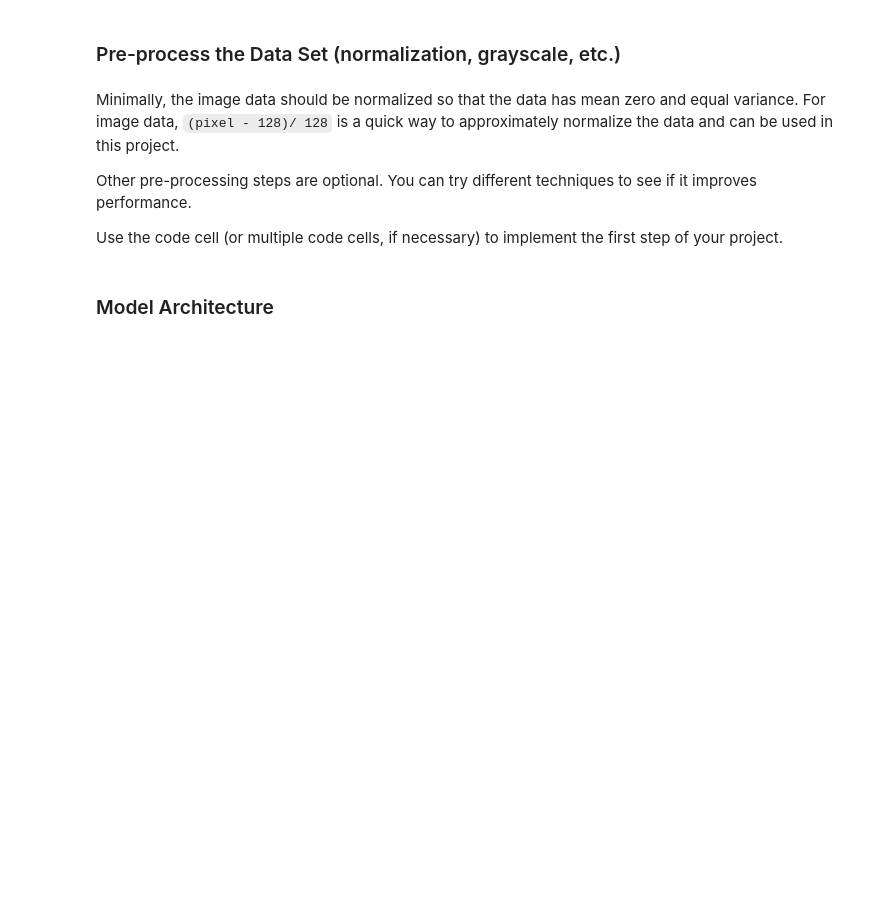
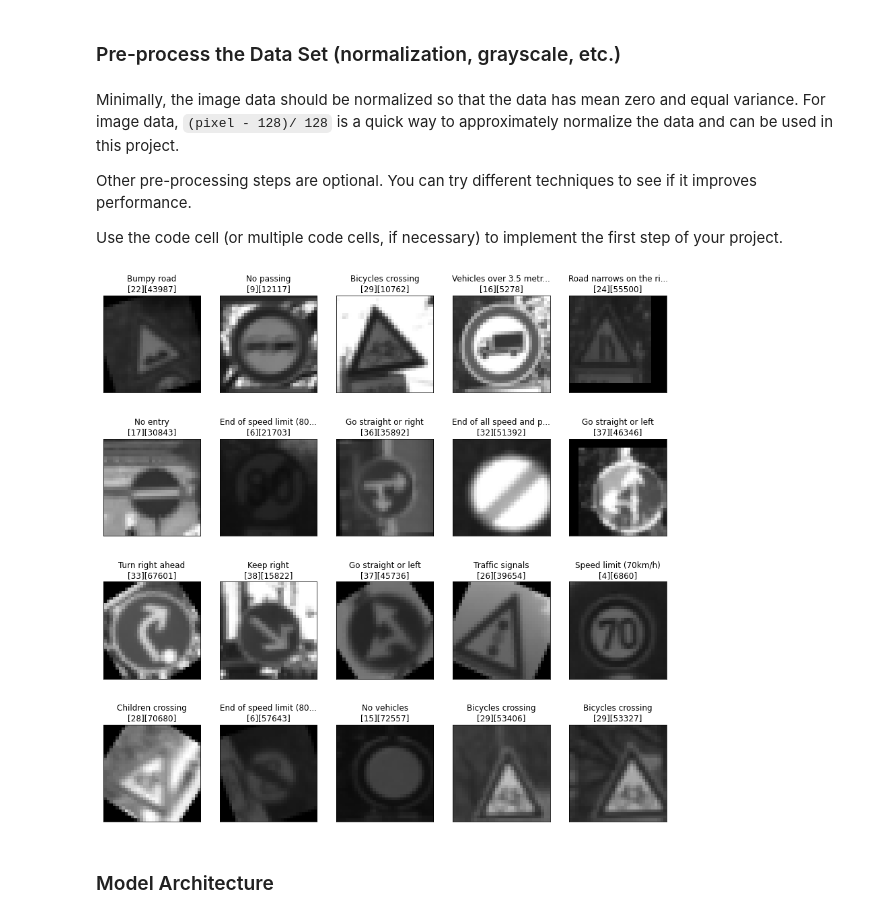
Before and after one commit to ebots-hung/CarND-Traffic-Sign-Classifier-Project, a Jupyter notebook: Traffic_Sign_Classifier.ipynb, the cells around one changed output. Cells and saved outputs as stored; diff of their text form; code cells hidden in the pictures; blank space fills up the shorter version.

```diff
--- a/Traffic_Sign_Classifier.ipynb
+++ b/Traffic_Sign_Classifier.ipynb
@@ -284,33 +288,38 @@ X_train_gray = normalizeInput(toGray(X_train))
 X_valid_gray = normalizeInput(toGray(X_valid))
 X_test_gray = normalizeInput(toGray(X_test))
 
+exploreData(toGray(X_train), y_train, label2Name)
+plt.savefig('5_data_grayscale.png', dpi=300, bbox_inches='tight')
+
 grayImages = { \
                      "input": X_train_gray, "labels": y_train, \
                      "valid_input": X_valid_gray, "valid_labels": y_valid, \
                      "test_input": X_test_gray, "test_labels": y_test
             }
 
 def toGraySingle(inputs):
     output = np.zeros((len(inputs), 32, 32, 1), np.float64)
     for index, img in enumerate(inputs):
         output[index] = cv2.cvtColor(img, cv2.COLOR_RGB2GRAY).reshape(32,32,1)
     return output
 
 def normalizeInputSingle(input):
     output = np.zeros((len(input), 32, 32, 1), np.float64)
     for index, img in enumerate(input):
         output[index] = (img.astype(np.float64) - 128)/128
     return output
 
 X_train_gray_single = normalizeInputSingle(toGraySingle(X_train))
 X_valid_gray_single = normalizeInputSingle(toGraySingle(X_valid))
 X_test_gray_single = normalizeInputSingle(toGraySingle(X_test))
 
 singleGrayImages = { \
                      "input": X_train_gray_single, "labels": y_train, \
                      "valid_input": X_valid_gray_single, "valid_labels": y_valid, \
                      "test_input": X_test_gray_single, "test_labels": y_test
                    }
+# %% [output]
+[figure, added]
 # %% [markdown]
 ### Model Architecture
 # %%
```
Also changed, not shown: parts of 16 cells of this notebook, 25 other files.
